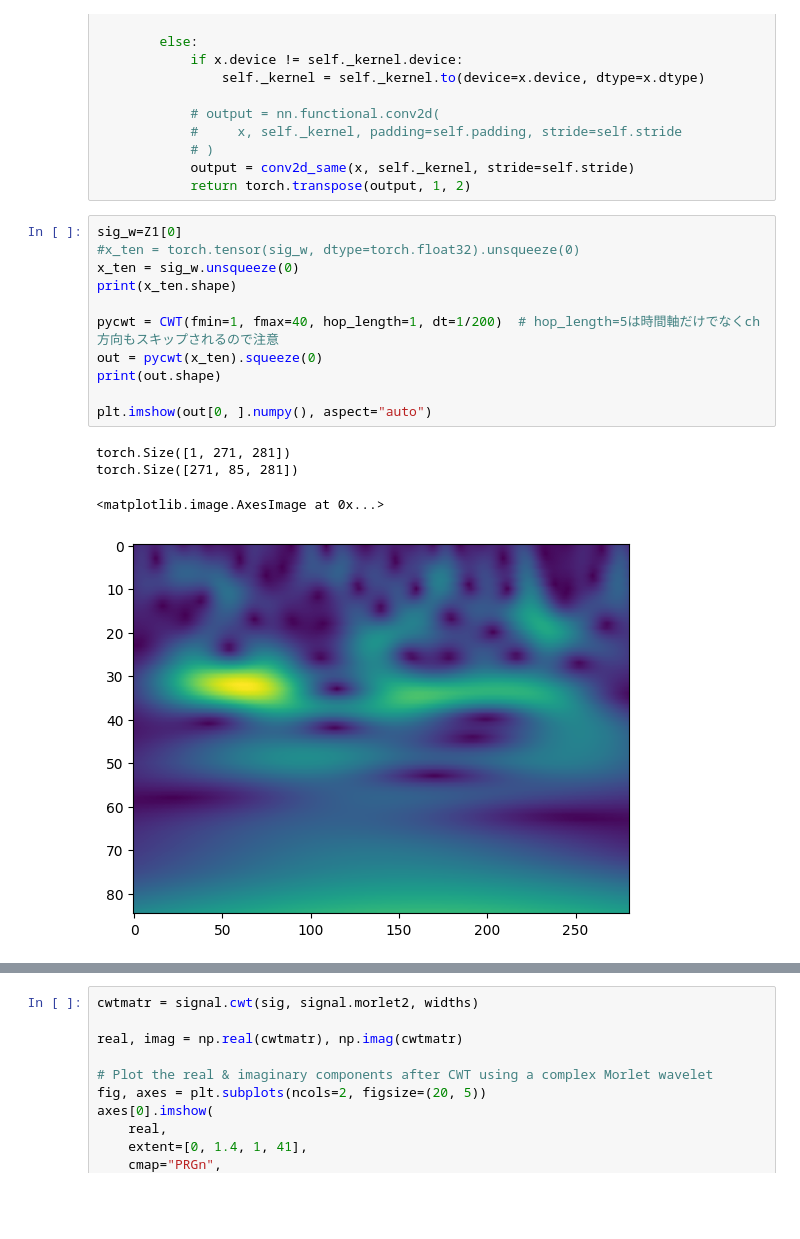
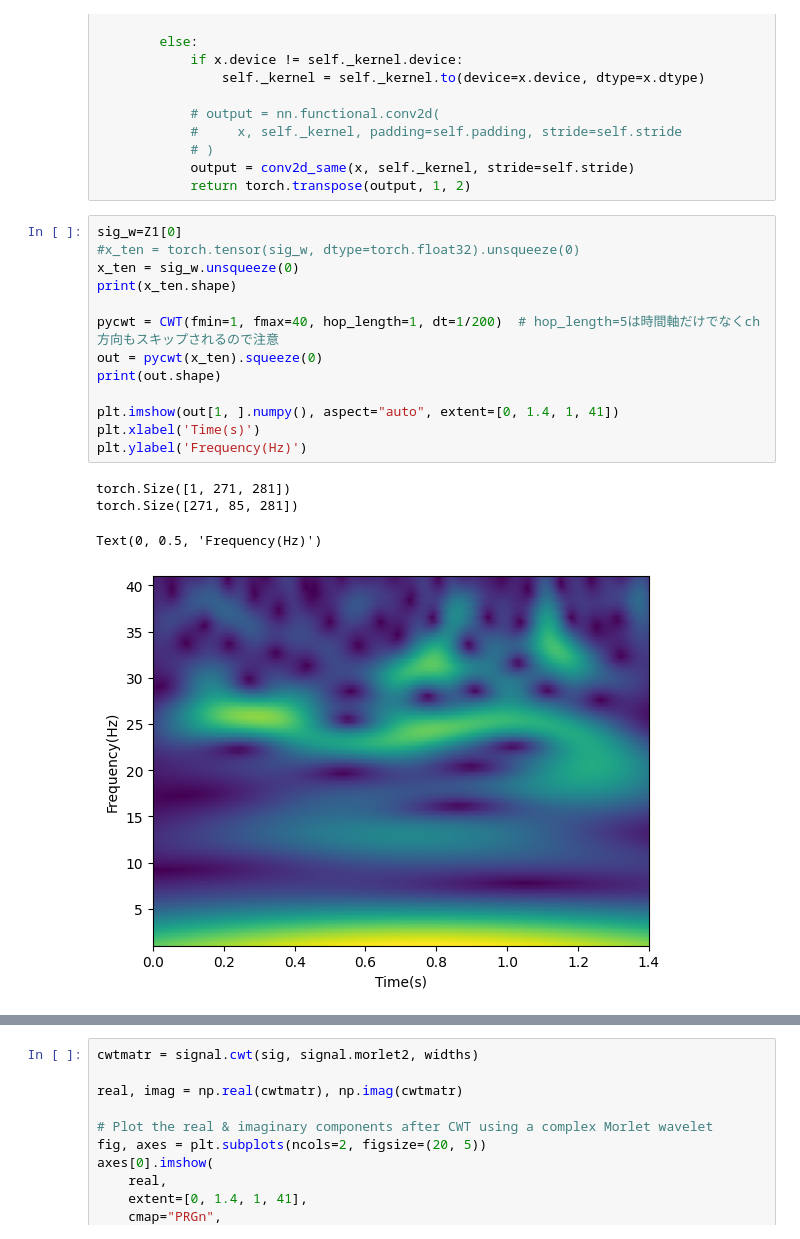
Before and after one commit to thousand-co/dl_lecture_competition_pub, a Jupyter notebook: MEG_EDA5.ipynb, the cells around one changed output, grey strips where cells are left out. Saved outputs shown, nothing was run; the diff lists cells and outputs as text; blank space fills up the shorter version.

```diff
--- a/MEG_EDA5.ipynb
+++ b/MEG_EDA5.ipynb
@@ -596,19 +596,21 @@ class CWT(nn.Module):
 # %%
 sig_w=Z1[0]
 #x_ten = torch.tensor(sig_w, dtype=torch.float32).unsqueeze(0)
 x_ten = sig_w.unsqueeze(0)
 print(x_ten.shape)
 
 pycwt = CWT(fmin=1, fmax=40, hop_length=1, dt=1/200)  # hop_length=5は時間軸だけでなくch方向もスキップされるので注意
 out = pycwt(x_ten).squeeze(0)
 print(out.shape)
 
-plt.imshow(out[0, ].numpy(), aspect="auto")
+plt.imshow(out[1, ].numpy(), aspect="auto", extent=[0, 1.4, 1, 41])
+plt.xlabel('Time(s)')
+plt.ylabel('Frequency(Hz)')
 # %% [output]
 torch.Size([1, 271, 281])
 torch.Size([271, 85, 281])
-<matplotlib.image.AxesImage at 0x...>
+Text(0, 0.5, 'Frequency(Hz)')
-[figure, old version]
+[figure, new version]
 # %%
 from scipy import signal
 t = np.linspace(0, 1.4, 281, endpoint=False)
```
Also changed, not shown: parts of 2 cells of this notebook, 19 other files.
